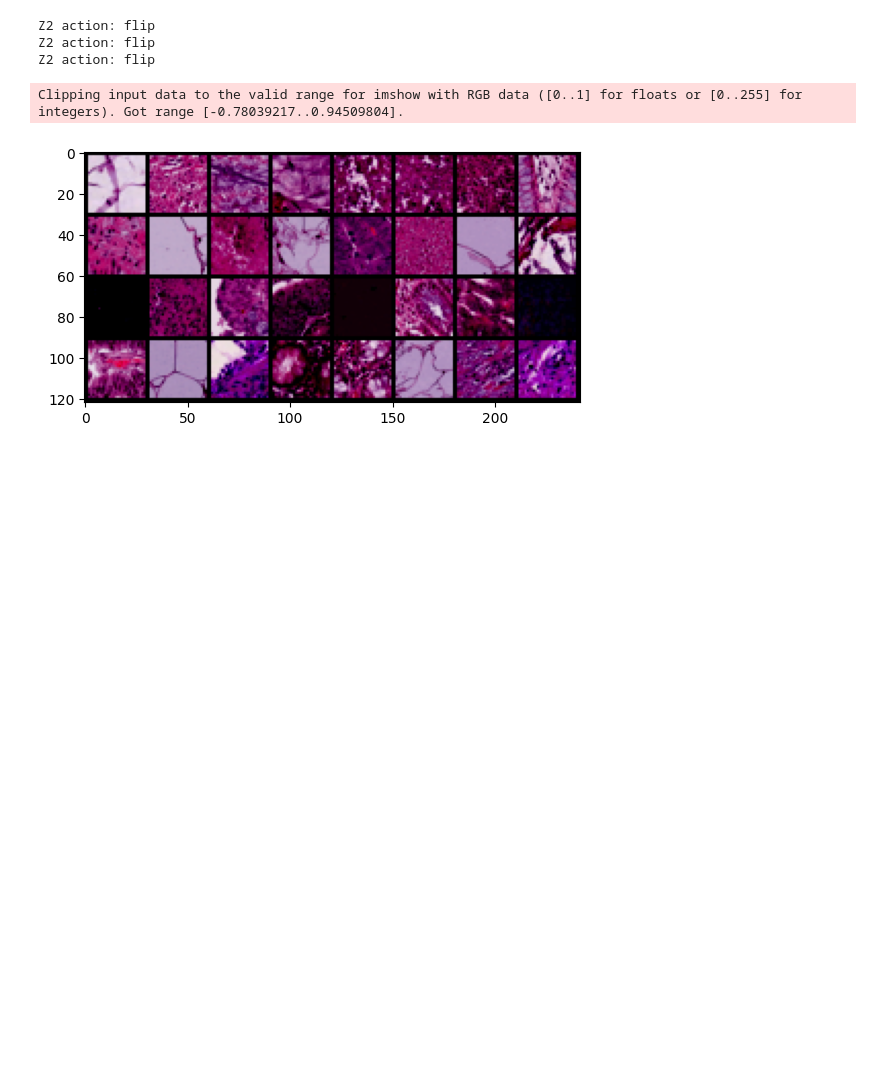
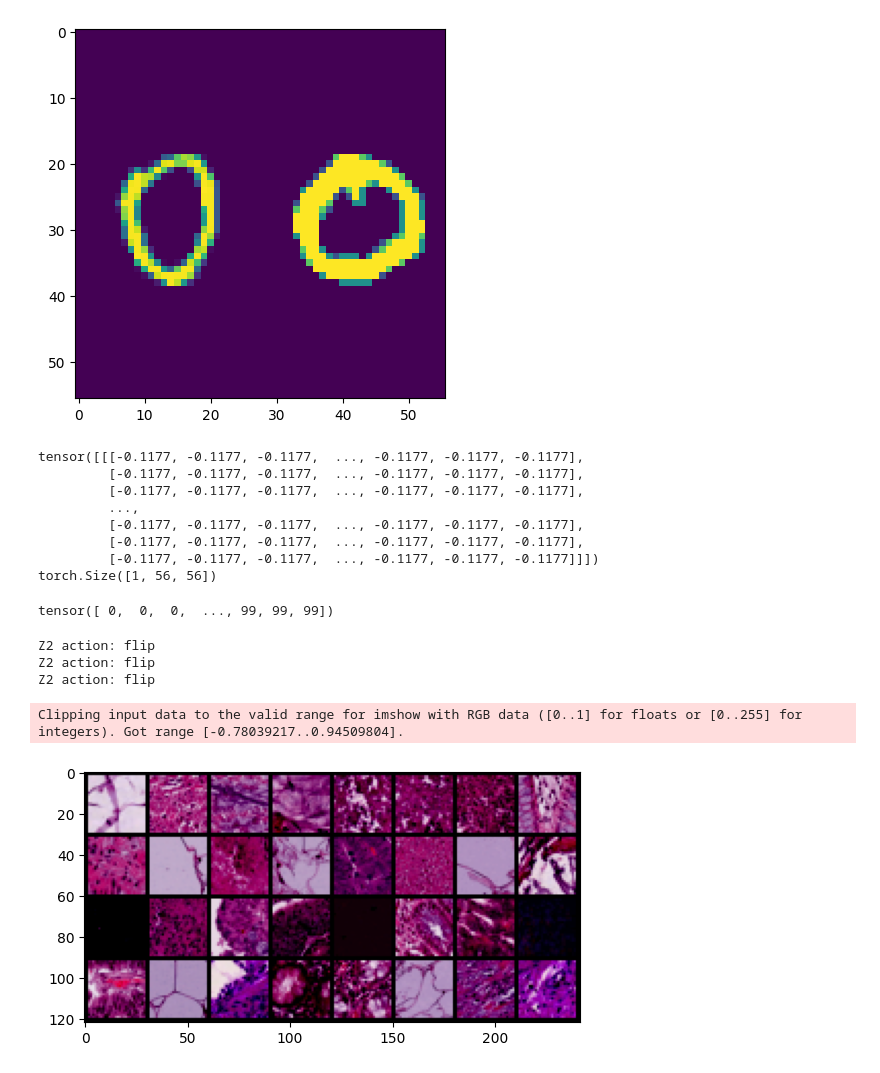
Before and after one commit to rick-ali/MedMNIST_functorial, a Jupyter notebook: play.ipynb, the cells around one changed output. Saved outputs shown, nothing was run; the diff lists cells and outputs as text; code cells hidden in the pictures; blank space fills up the shorter version.

```diff
--- a/play.ipynb
+++ b/play.ipynb
@@ -26,3 +60,24 @@ def imshow(img):
+# %%
+data = DDMNIST(train=False, images_per_class=50)
+img1, img2, y = data.__getitem__(0)
+combined = data._combine_images(img1[0], img2[0])
+imshow(combined)
+print(combined)
+print(combined.shape)
+# %% [output]
+[figure, added]
+tensor([[[-0.1177, -0.1177, -0.1177,  ..., -0.1177, -0.1177, -0.1177],
+         [-0.1177, -0.1177, -0.1177,  ..., -0.1177, -0.1177, -0.1177],
+         [-0.1177, -0.1177, -0.1177,  ..., -0.1177, -0.1177, -0.1177],
+         ...,
+         [-0.1177, -0.1177, -0.1177,  ..., -0.1177, -0.1177, -0.1177],
+         [-0.1177, -0.1177, -0.1177,  ..., -0.1177, -0.1177, -0.1177],
+         [-0.1177, -0.1177, -0.1177,  ..., -0.1177, -0.1177, -0.1177]]])
+torch.Size([1, 56, 56])
+# %%
+data.labels
+# %% [output]
+tensor([ 0,  0,  0,  ..., 99, 99, 99])
 # %%
 data_module = Z2MedMNISTDataModule('pathmnist', batch_size=32, resize=False, as_rgb=True, size=28, download=True)
 data_module.setup()
```
Also changed, not shown: parts of 2 cells of this notebook, 18 other files.
